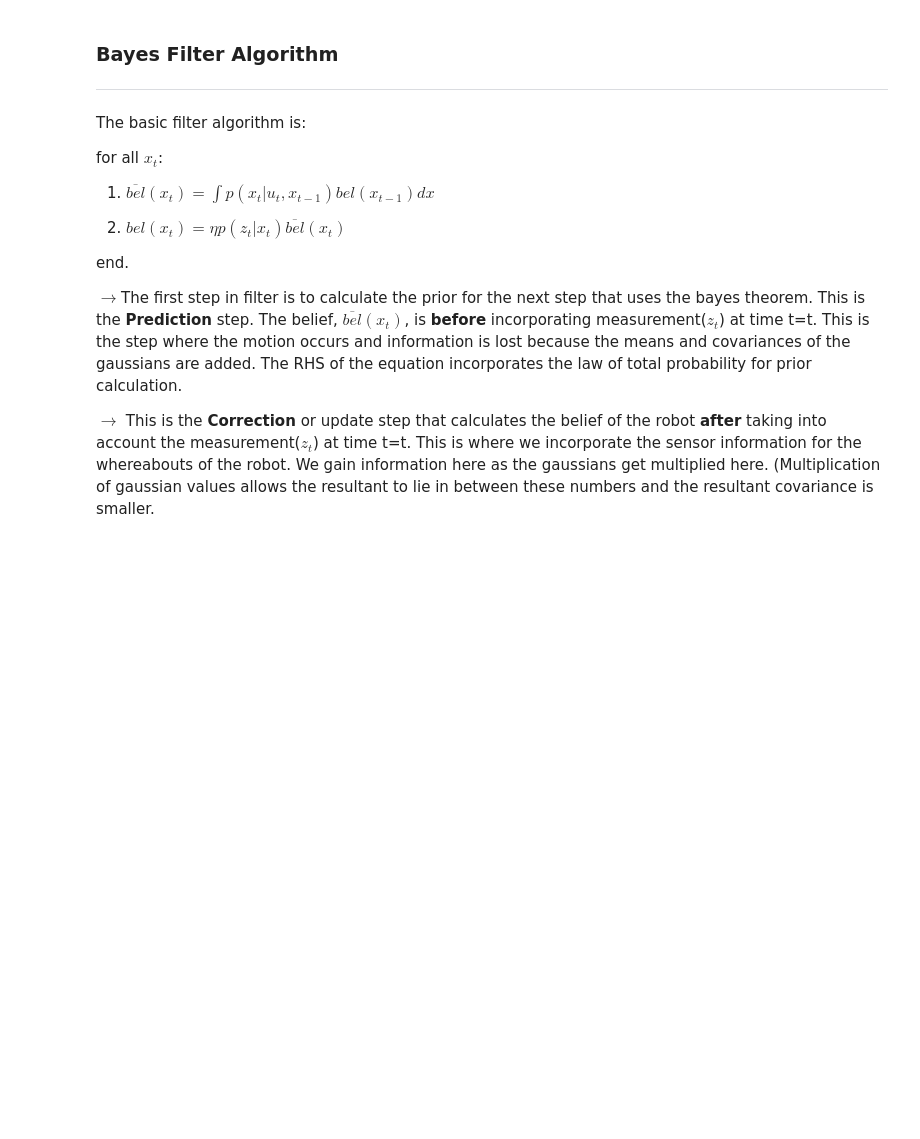
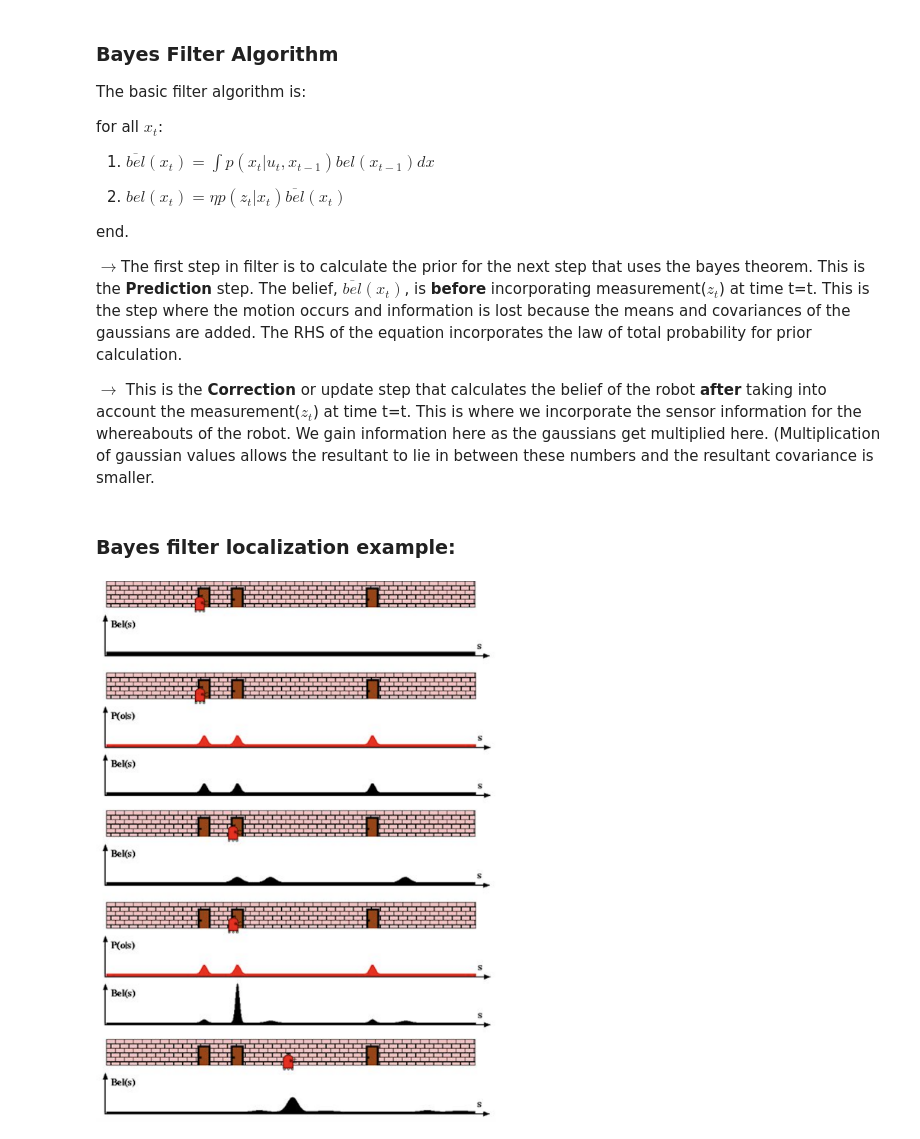
Before and after one commit to AtsushiSakai/PythonRobotics, a Jupyter notebook: Localization/Kalmanfilter_basics_2.ipynb, the cells around one changed output. Drawn from its saved outputs; the diff is of its cells as text; code cells hidden in the pictures; blank space fills up the shorter version.

```diff
--- a/Localization/Kalmanfilter_basics_2.ipynb
+++ b/Localization/Kalmanfilter_basics_2.ipynb
@@ -107,7 +105,7 @@ $\bullet$Pr(not A) = Chance of not having cancer (99%).
 $\bullet$Pr(X|not A) = Chance of a positive test (X) given that you didn't have cancer (~A). This is a false positive, 9.6% in our case.
 # %% [markdown]
 ### Bayes Filter Algorithm
--------
+
 The basic filter algorithm is:
 
 for all $x_{t}$:
@@ -122,4 +120,11 @@ end.
 $\rightarrow$The first step in filter is to calculate the prior for the next step that uses the bayes theorem. This is the **Prediction** step. The belief, $\overline{bel}(x_t)$, is **before** incorporating measurement($z_{t}$) at time t=t. This is the step where the motion occurs and information is lost because the means and covariances of the gaussians are added. The RHS of the equation incorporates the law of total probability for prior calculation.
 
 $\rightarrow$ This is the **Correction** or update step that calculates the belief of the robot **after** taking into account the measurement($z_{t}$) at time t=t. This is where we incorporate the sensor information for the whereabouts of the robot. We gain information here as the gaussians get multiplied here. (Multiplication of gaussian values allows the resultant to lie in between these numbers and the resultant covariance is smaller.
+# %% [markdown]
+### Bayes filter localization example:
+# %%
+from IPython.display import Image
+Image(filename="bayes_filter.png",width=400)
+# %% [output]
+[figure, added]
 # %% [markdown]
```
Also changed, not shown: parts of 8 cells of this notebook, 25 other files.
